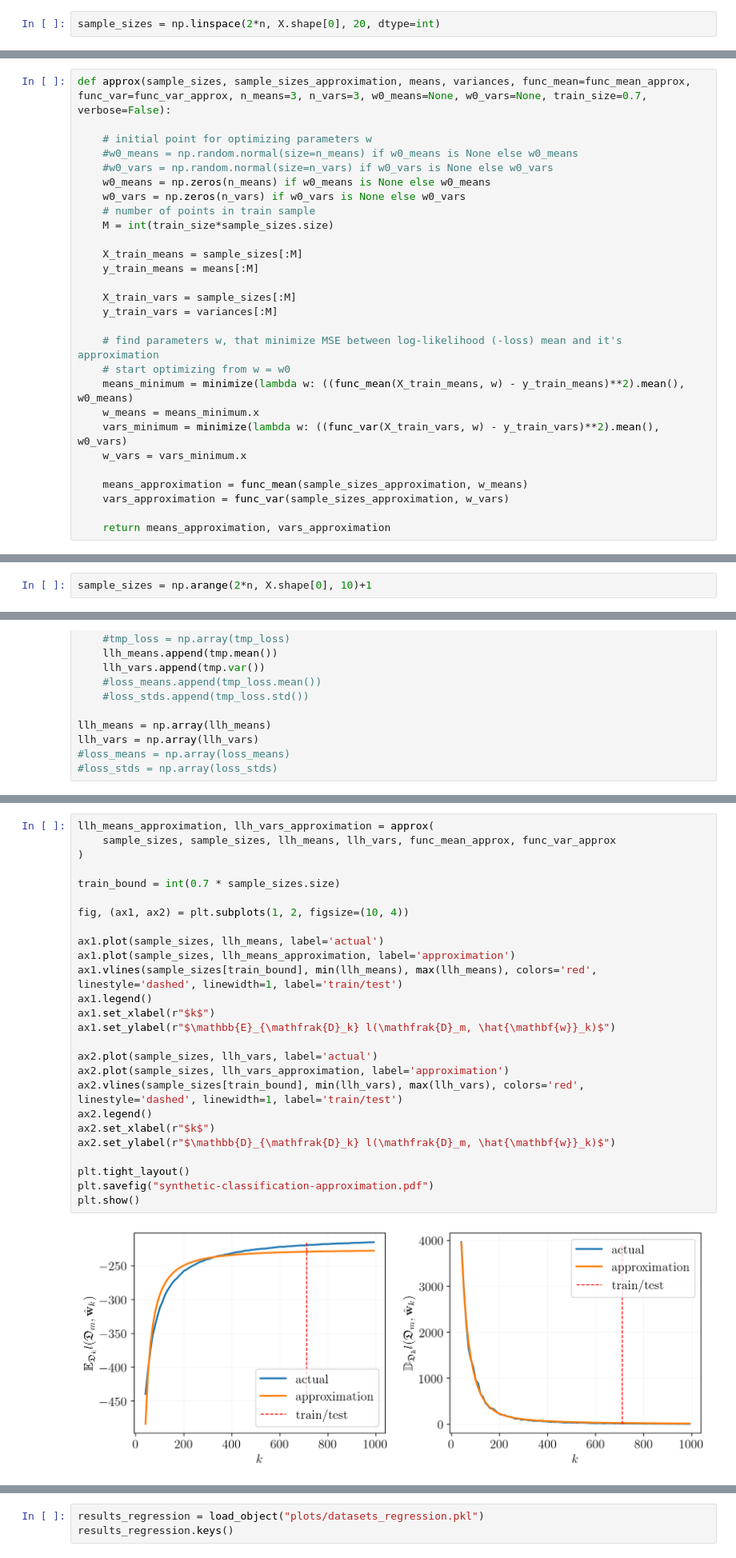
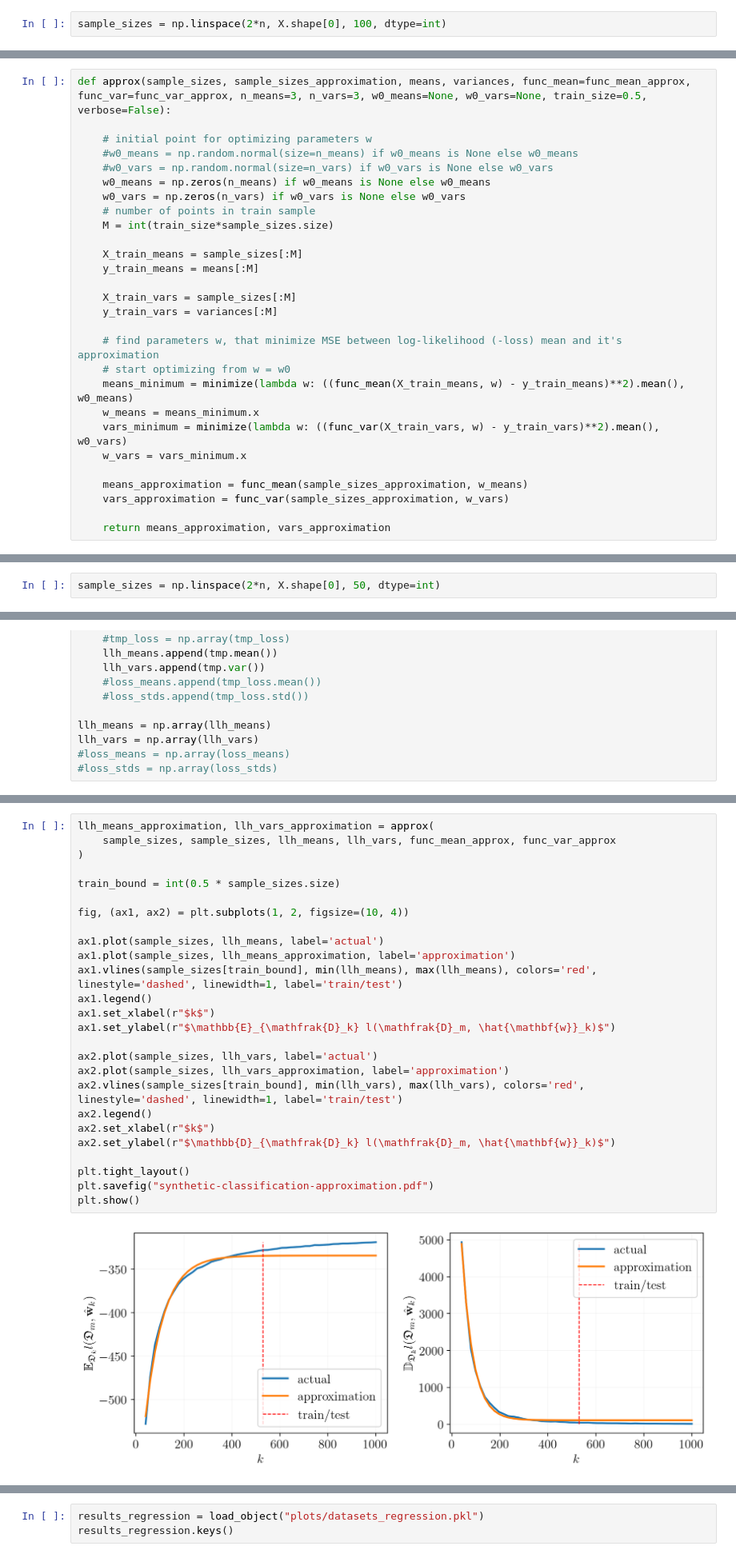
Before and after one commit to kisnikser/Bayesian-Sample-Size-Estimation, a Jupyter notebook: code/main.ipynb, the cells around one changed output, grey strips where cells are left out. Shown at 80% size. Saved outputs shown, nothing was run; the diff lists cells and outputs as text.

```diff
--- a/code/main.ipynb
+++ b/code/main.ipynb
@@ -63,7 +66,7 @@ def loglikelihood(y, X, w, sigma2):
 # %% [markdown]
 С помощью техники бутстрэп сделаем оценку метематического ожидания и дисперсии
 # %%
-sample_sizes = np.linspace(2*n, X.shape[0], 20, dtype=int)
+sample_sizes = np.linspace(2*n, X.shape[0], 100, dtype=int)
 # %%
 B = 1000
 llh_means = []
@@ -221,7 +224,7 @@ $$ \mathrm{var}(k) \approx w_0 + w_1 \cdot \exp(w_2 \cdot k) $$
 def func_var_approx(k, w):
     return w[0] + w[1] * np.exp(w[2] * k)
 # %%
-def approx(sample_sizes, sample_sizes_approximation, means, variances, func_mean=func_mean_approx, func_var=func_var_approx, n_means=3, n_vars=3, w0_means=None, w0_vars=None, train_size=0.7, verbose=False):
+def approx(sample_sizes, sample_sizes_approximation, means, variances, func_mean=func_mean_approx, func_var=func_var_approx, n_means=3, n_vars=3, w0_means=None, w0_vars=None, train_size=0.5, verbose=False):
 
     # initial point for optimizing parameters w
     #w0_means = np.random.normal(size=n_means) if w0_means is None else w0_means
@@ -372,7 +375,7 @@ dataset = Dataset(X, y)
 # %% [markdown]
 С помощью техники бутстрэп сделаем оценку метематического ожидания и дисперсии
 # %%
-sample_sizes = np.arange(2*n, X.shape[0], 10)+1
+sample_sizes = np.linspace(2*n, X.shape[0], 50, dtype=int)
 # %%
 B = 1000
 llh_means = []
@@ -410,31 +413,31 @@ plot_bootstrap_sufficient(sample_sizes, llh_means, llh_vars, eps_variance=1e2, e
 # %%
 llh_means_approximation, llh_vars_approximation = approx(
     sample_sizes, sample_sizes, llh_means, llh_vars, func_mean_approx, func_var_approx
 )
 
-train_bound = int(0.7 * sample_sizes.size)
+train_bound = int(0.5 * sample_sizes.size)
 
 fig, (ax1, ax2) = plt.subplots(1, 2, figsize=(10, 4))
 
 ax1.plot(sample_sizes, llh_means, label='actual')
 ax1.plot(sample_sizes, llh_means_approximation, label='approximation')
 ax1.vlines(sample_sizes[train_bound], min(llh_means), max(llh_means), colors='red', linestyle='dashed', linewidth=1, label='train/test')
 ax1.legend()
 ax1.set_xlabel(r"$k$")
 ax1.set_ylabel(r"$\mathbb{E}_{\mathfrak{D}_k} l(\mathfrak{D}_m, \hat{\mathbf{w}}_k)$")
 
 ax2.plot(sample_sizes, llh_vars, label='actual')
 ax2.plot(sample_sizes, llh_vars_approximation, label='approximation')
 ax2.vlines(sample_sizes[train_bound], min(llh_vars), max(llh_vars), colors='red', linestyle='dashed', linewidth=1, label='train/test')
 ax2.legend()
 ax2.set_xlabel(r"$k$")
 ax2.set_ylabel(r"$\mathbb{D}_{\mathfrak{D}_k} l(\mathfrak{D}_m, \hat{\mathbf{w}}_k)$")
 
 plt.tight_layout()
 plt.savefig("synthetic-classification-approximation.pdf")
 plt.show()
 # %% [output]
-[figure, old version]
+[figure, new version]
 # %%
 plot_bootstrap_sufficient_approximation(sample_sizes, llh_means, llh_means_approximation, llh_vars, llh_vars_approximation, eps_variance=2e1, eps_rate=5e-2, save=True, filename="synthetic-classification-approximation.pdf")
 # %% [output]
```
Also changed, not shown: parts of 9 cells of this notebook, 22 other files.
